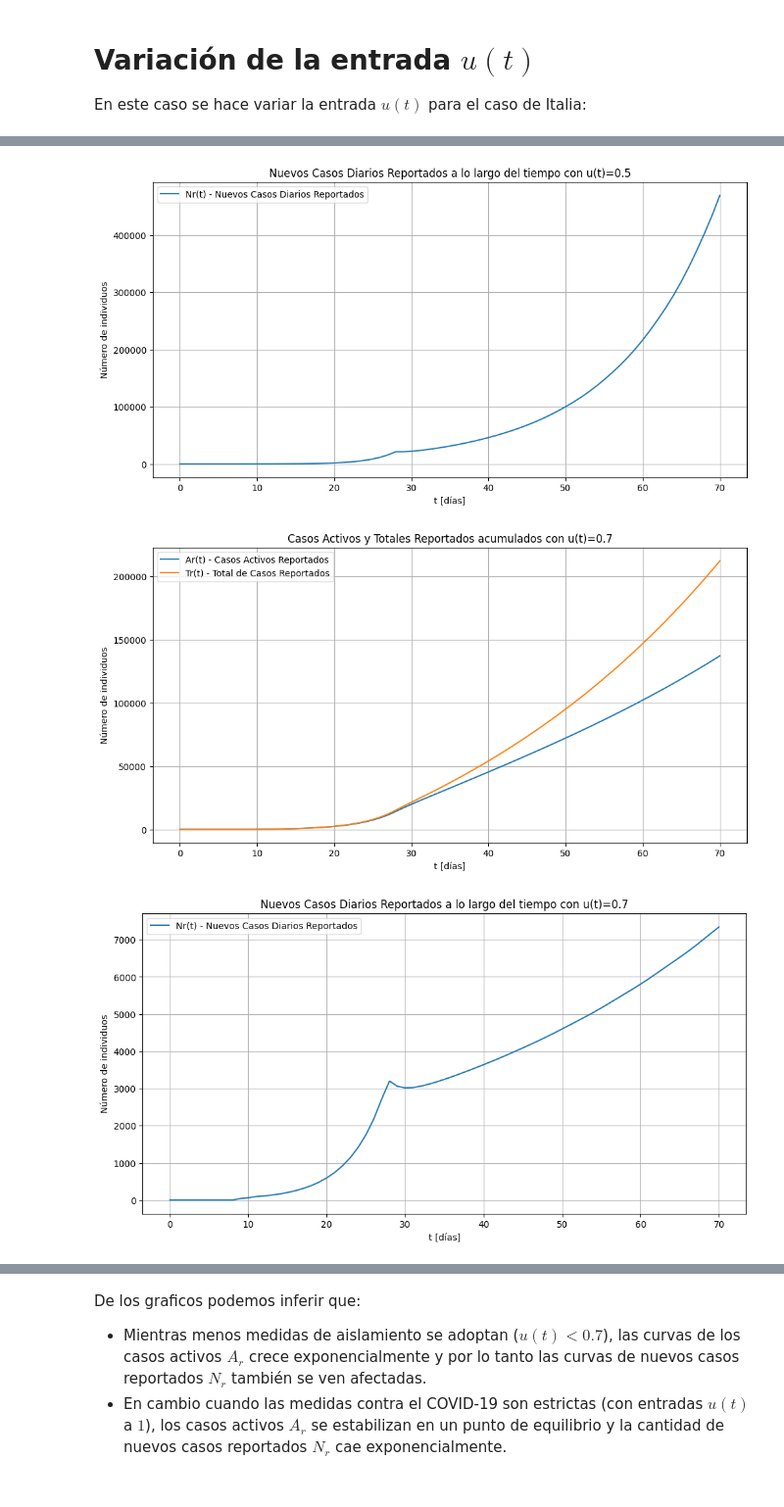
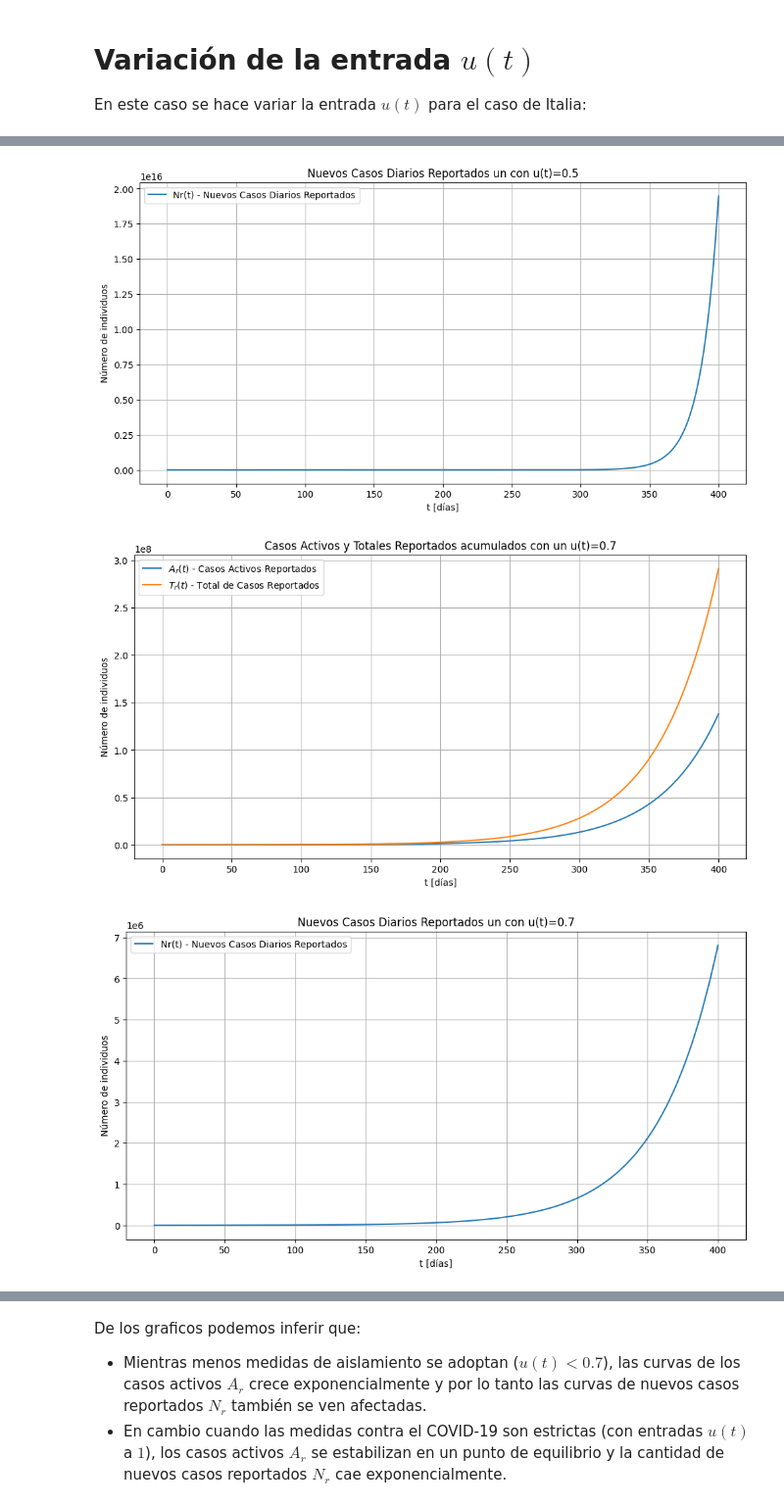
Before and after one commit to elvin00157/ControlAvanzadoII-2023, a Jupyter notebook: ProyectoCOVID19/Modelo-covid-analisis/modelo-covid.ipynb, the cells around one changed output, grey strips where cells are left out. Shown at 98% size. Drawn from its saved outputs; the diff is of its cells as text; code cells hidden in the pictures.

```diff
--- a/ProyectoCOVID19/Modelo-covid-analisis/modelo-covid.ipynb
+++ b/ProyectoCOVID19/Modelo-covid-analisis/modelo-covid.ipynb
@@ -567,5 +579,9 @@ y0 = [E0, I0, L0, T0]
 # %%
 #Resolver el modelo
-t_span = [0, 70]  # Un periodo que abarque suficiente tiempo
+t_span = [0, 300]  # Un periodo que abarque suficiente tiempo
 t_eval = np.linspace(t_span[0], t_span[1], int(t_span[1] - t_span[0]) + 1)
-sol = solve_ivp(covid_model, t_span, y0, args=(beta_0, t1, rho1, t2, rho2, gamma, epsilon, delta), t_eval=t_eval, dense_output=True)
+sol = solve_ivp(covid_model, t_span, y0, args=(beta_0, t1, rho1, t2, rho2, gamma, epsilon, delta, ut), t_eval=t_eval, dense_output=True)
+Et=sol.y[0]
+It=sol.y[1]
+Lt=sol.y[2]
+Tt=sol.y[3]
@@ -675,19 +703,19 @@ def u(t, u_valor):
 u_valores = [0.2, 0.5, 0.7, 0.9]
 
 #Tasa de transmisión que cambia en el tiempo
-def beta(t, beta_0, t1, rho1, t2, rho2, u_valor):
+def beta(t, beta_0, t1, rho1, t2, rho2, u_valor,ut):
     #u(t) con valor variable
     ut = u(t, u_valor)
     if t < t1:
-        return beta_0 / ut
+        return beta_0
     elif t < t2:
         return (beta_0 * rho1) / ut
     else:
         return (beta_0 * rho2) / ut
 # %%
-def covid_model(t, y, beta_0, t1, rho1, t2, rho2, gamma, epsilon, delta, u_valor):
+def covid_model(t, y, beta_0, t1, rho1, t2, rho2, gamma, epsilon, delta, u_valor,ut):
     E, I, L, T = y
-    beta_t = beta(t, beta_0, t1, rho1, t2, rho2, u_valor)
+    beta_t = beta(t, beta_0, t1, rho1, t2, rho2, u_valor,ut)
 
     dEdt = beta_t * I - epsilon * E
     dIdt = epsilon * E - gamma * I
@@ -697,16 +725,25 @@ def covid_model(t, y, beta_0, t1, rho1, t2, rho2, gamma, epsilon, delta, u_valor
     return [dEdt, dIdt, dLdt, dTdt]
 # %%
 # Parámetros adicionales
-R0 = 4  #El número básico de reproducción, ajustar según el país o la situación
+#R0 = 4
 
 #Calculando gamma (tasa de recuperación) y r0 (eigenvalor)
-r0 = ((-(epsilon + gamma)) + np.sqrt((epsilon + gamma)**2 + 4 * epsilon * (beta_0 - gamma))) / 2
+#r0 = ((-(epsilon + gamma)) + np.sqrt((epsilon + gamma)**2 + 4 * epsilon * (beta_0 - gamma))) / 2
 
 #Condición inicial para I0
-I0 = 67
+#I0 = 67
 
 # Calculando la condición inicial para E0
-E0 = beta_0 * I0 / (r0 + epsilon)
+#E0 = beta_0 * I0 / (r0 + epsilon)
+
+#Condición inicial para I0
+I0 = 50
+
+# Calculando la condición inicial para E0
+#E0 = beta_0 * I0 / (r0 + epsilon)
+
+# Calculando la condición inicial para E0
+E0 = 67
 
 # Inicializar historia con condiciones iniciales
 L0 = 0  #Asumiendo que L0 es igual a I0
@@ -715,9 +752,9 @@ y0 = [E0, I0, L0, T0]
 # %%
 for u_valor in u_valores:
     #Tiempo de simulación
-    t_span = [0, 70]
+    t_span = [0, 400]
     t_eval = np.linspace(t_span[0], t_span[1], int(t_span[1] - t_span[0]) + 1)
-    sol = solve_ivp(covid_model, t_span, y0, args=(beta_0, t1, rho1, t2, rho2, gamma, epsilon, delta, u_valor), t_eval=t_eval, dense_output=True)
+    sol = solve_ivp(covid_model, t_span, y0, args=(beta_0, t1, rho1, t2, rho2, gamma, epsilon, delta, u_valor,ut), t_eval=t_eval, dense_output=True)
 
     #Interpolación para manejar retrasos
     sol_interp = sol.sol
@@ -729,9 +766,9 @@ for u_valor in u_valores:
 
     #Graficar Ar y Tr
     plt.figure(figsize=(12, 6))
-    plt.plot(sol.t, Ar, label='Ar(t) - Casos Activos Reportados')
-    plt.plot(sol.t, Tr, label='Tr(t) - Total de Casos Reportados')
-    plt.title(f'Casos Activos y Totales Reportados acumulados con u(t)={u_valor}')
+    plt.plot(sol.t, Ar, label='$A_r(t)$ - Casos Activos Reportados')
+    plt.plot(sol.t, Tr, label='$T_r(t)$ - Total de Casos Reportados')
+    plt.title(f'Casos Activos y Totales Reportados acumulados con un u(t)={u_valor}')
     plt.xlabel('t [días]')
     plt.ylabel('Número de individuos')
     plt.legend()
@@ -741,7 +778,7 @@ for u_valor in u_valores:
     #Graficar Nr
     plt.figure(figsize=(12, 6))
     plt.plot(sol.t, Nr, label='Nr(t) - Nuevos Casos Diarios Reportados')
-    plt.title(f'Nuevos Casos Diarios Reportados a lo largo del tiempo con u(t)={u_valor}')
+    plt.title(f'Nuevos Casos Diarios Reportados un con u(t)={u_valor}')
     plt.xlabel('t [días]')
     plt.ylabel('Número de individuos')
     plt.legend()
@@ -754,3 +791,3 @@ for u_valor in u_valores:
-[figure, old version]
+[figure, new version]
-[figure, old version]
+[figure, new version]
-[figure, old version]
+[figure, new version]
```
Also changed, not shown: parts of 38 cells of this notebook.
